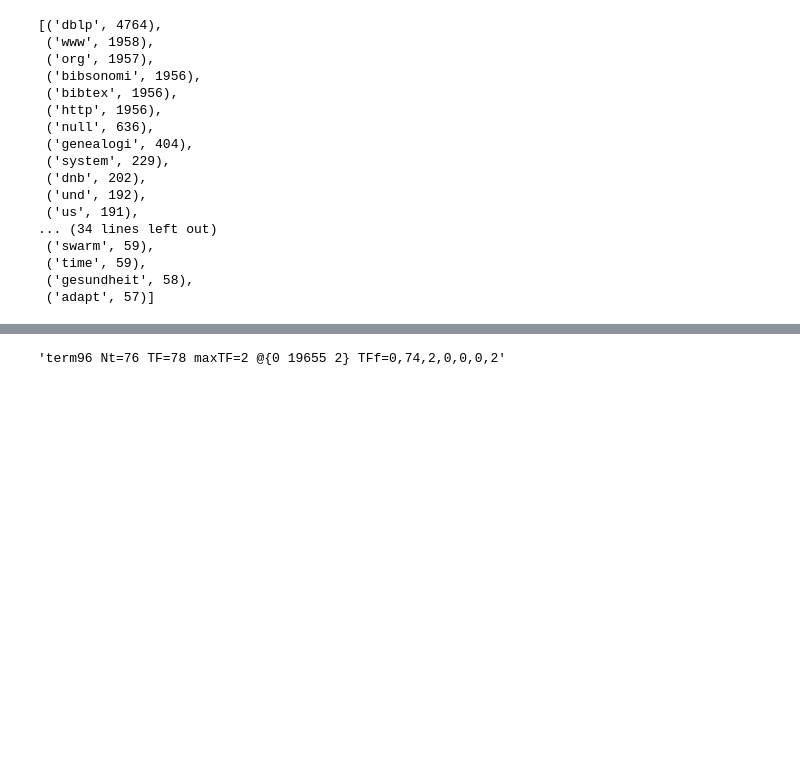
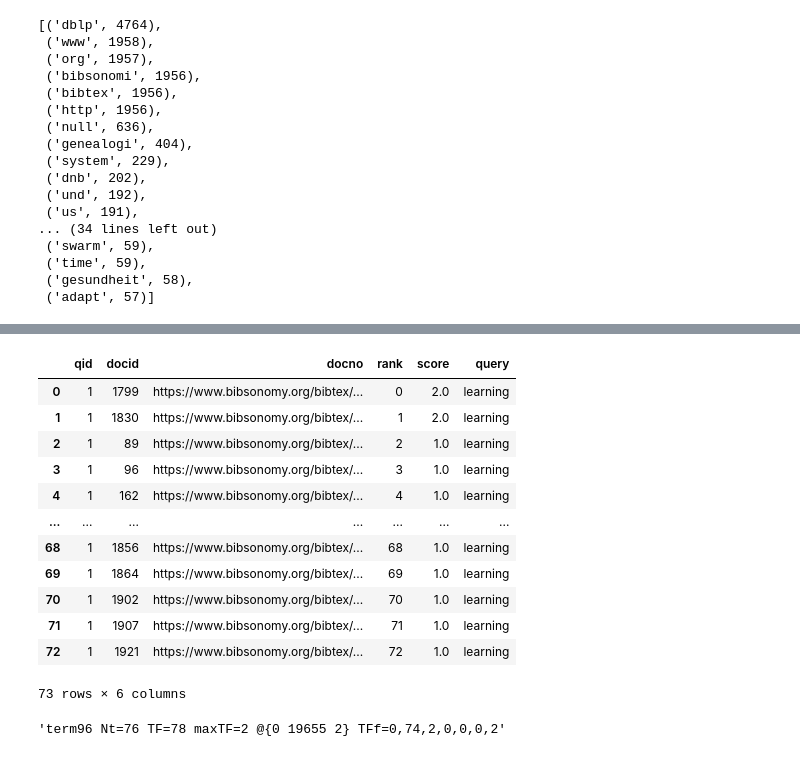
Before and after one commit to awaldlza/2024-2025-Data_Librarian_Annabel_Walz, a Jupyter notebook: Modul_2-1/pyterrier-setup.ipynb, the cells around one changed output, grey strips where cells are left out. Drawn from its saved outputs; the diff is of its cells as text; code cells hidden in the pictures; blank space fills up the shorter version.

```diff
--- a/Modul_2-1/pyterrier-setup.ipynb
+++ b/Modul_2-1/pyterrier-setup.ipynb
@@ -161,3 +222,19 @@ search_engine_tf_idf.search("Design")
+# %%
+search_engine_tf.search("learning")
+# %% [output]
+|  | qid | docid | docno | rank | score | query |
+| 0 | 1 | 1799 | https://www.bibsonomy.org/bibtex/... | 0 | 2.0 | learning |
+| 1 | 1 | 1830 | https://www.bibsonomy.org/bibtex/... | 1 | 2.0 | learning |
+| 2 | 1 | 89 | https://www.bibsonomy.org/bibtex/... | 2 | 1.0 | learning |
+| 3 | 1 | 96 | https://www.bibsonomy.org/bibtex/... | 3 | 1.0 | learning |
+| 4 | 1 | 162 | https://www.bibsonomy.org/bibtex/... | 4 | 1.0 | learning |
+| ... | ... | ... | ... | ... | ... | ... |
+| 68 | 1 | 1856 | https://www.bibsonomy.org/bibtex/... | 68 | 1.0 | learning |
+| 69 | 1 | 1864 | https://www.bibsonomy.org/bibtex/... | 69 | 1.0 | learning |
+| 70 | 1 | 1902 | https://www.bibsonomy.org/bibtex/... | 70 | 1.0 | learning |
+| 71 | 1 | 1907 | https://www.bibsonomy.org/bibtex/... | 71 | 1.0 | learning |
+| 72 | 1 | 1921 | https://www.bibsonomy.org/bibtex/... | 72 | 1.0 | learning |
+73 rows × 6 columns
 # %%
 index.getLexicon()["design"].toString()
 # %% [output]
```
Also changed, not shown: parts of 7 cells of this notebook.
